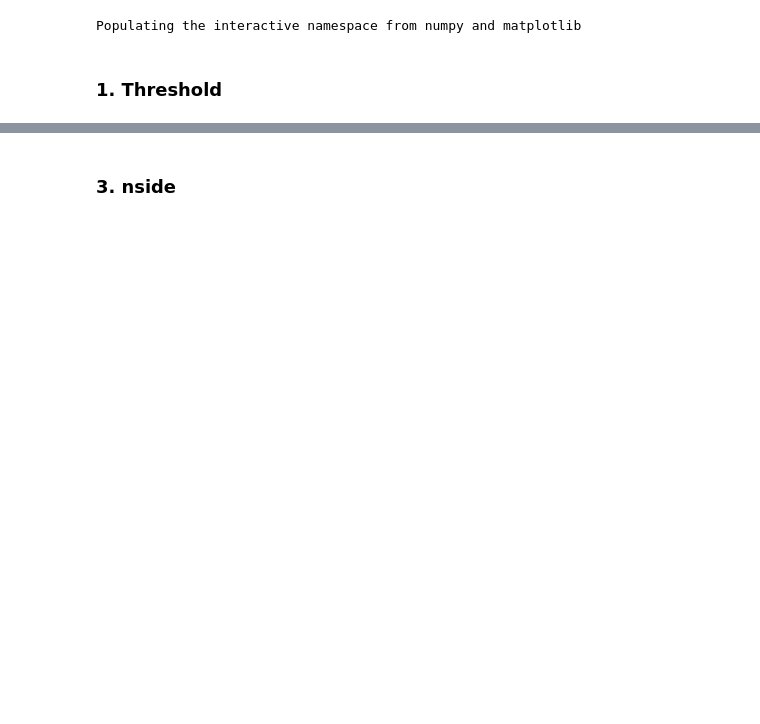
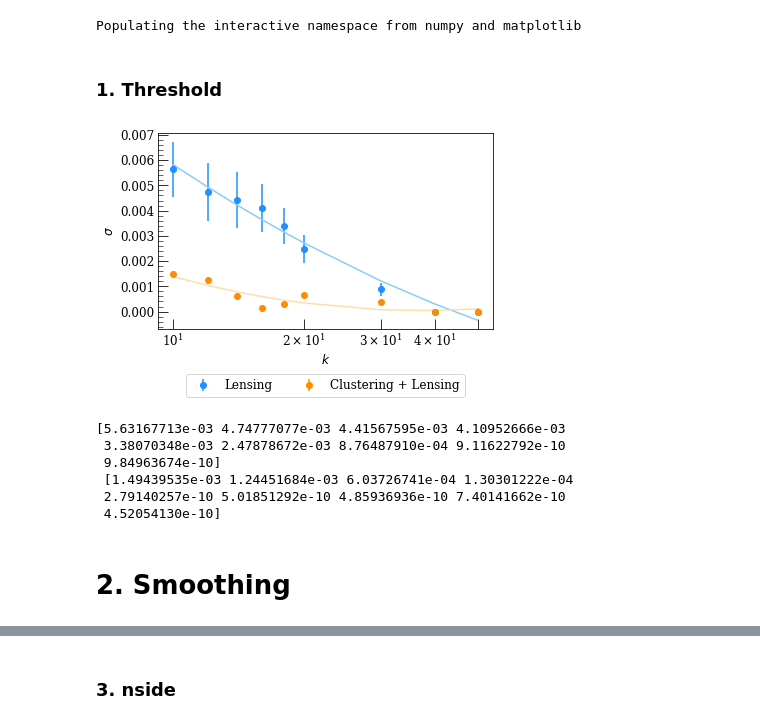
Before and after one commit to joezuntz/mink2, a Jupyter notebook: Test_Plots.ipynb, the cells around one changed output, grey strips where cells are left out. Drawn from its saved outputs; the diff is of its cells as text; code cells hidden in the pictures; blank space fills up the shorter version.

```diff
--- a/Test_Plots.ipynb
+++ b/Test_Plots.ipynb
@@ -30,2 +78,68 @@ onemap_path = os.path.join(os.getcwd(), '1_Map_Output')
 # %% [markdown]
 ### 1. Threshold
+# %%
+# one map
+nside = 256
+N = 12*nside*nside
+smoothing = 20
+t = [10,12,14,16,18,20,30,40,50]
+t_array = np.array(t)
+
+def load_t(path,map_len):
+
+    cp = np.zeros(len(t_array))
+    e = np.zeros(len(t_array))
+    sigma = np.zeros(len(t_array))
+    for i,t in enumerate(t_array):
+        sub_path = os.path.join(path, f't{t}_n{nside}_s{smoothing}')
+        v_all_fixed = np.loadtxt(os.path.join(sub_path, 'v_all_fixed.out'))
+        v_all_changing = np.loadtxt(os.path.join(sub_path, 'v_all_changing'))
+        output = np.loadtxt(os.path.join(sub_path, 'c.out'))
+        cp[i] = output[3]
+        array_len = t * map_len * 3
+        sigma[i],e[i] = likelihood_error(v_all_fixed,v_all_changing,array_len)
+    return sigma,e,cp
+
+x = t_array
+x_log = log(x)
+y1 = load_t(onemap_path,1)[2]
+e1 = load_t(onemap_path,1)[1]
+y2 = load_t(cov_path,2)[2]
+e2 = load_t(cov_path,2)[1]
+
+coefficient1 = np.polyfit(x_log,y1,2)
+poly1 = np.poly1d(coefficient1)
+new_y1 = poly1(x_log)
+
+coefficient2 = np.polyfit(x_log,y2,2)
+poly2 = np.poly1d(coefficient2)
+new_y2 = poly2(x_log)
+
+fig = plt.figure()
+ax = plt.subplot(111)
+ax.errorbar(x,y1,yerr = e1,fmt='o',color='dodgerblue',ecolor='dodgerblue',label='Lensing')
+ax.plot(x, new_y1, color='lightskyblue')
+ax.errorbar(x,y2,yerr = e2,fmt='o',color='darkorange',ecolor='darkorange',label='Clustering + Lensing')
+ax.plot(x, new_y2,color='navajowhite')
+ax.set_xscale('log')
+ax.set_xlabel('$k$')
+ax.set_ylabel('$\sigma$')
+ax.set_xticks([10,20,30,40,50])
+#ax.set_title('Constraining Power vs. Threshold Count \n')
+box = ax.get_position()
+ax.set_position([box.x0, box.y0 + box.height * 0.1,box.width, box.height * 0.9])
+ax.legend(loc='upper center', bbox_to_anchor=(0.5, -0.2), fancybox=True, shadow=False, ncol=5)
+plt.show()
+# %% [output]
+[figure, added]
+# %%
+print(load_t(onemap_path,t),'\n',load_t(cov_path,t))
+# %% [output]
+[5.63167713e-03 4.74777077e-03 4.41567595e-03 4.10952666e-03
+ 3.38070348e-03 2.47878672e-03 8.76487910e-04 9.11622792e-10
+ 9.84963674e-10]
+ [1.49439535e-03 1.24451684e-03 6.03726741e-04 1.30301222e-04
+ 2.79140257e-10 5.01851292e-10 4.85936936e-10 7.40141662e-10
+ 4.52054130e-10]
+# %% [markdown]
+# 2. Smoothing
```
Also changed, not shown: parts of 35 cells of this notebook.
